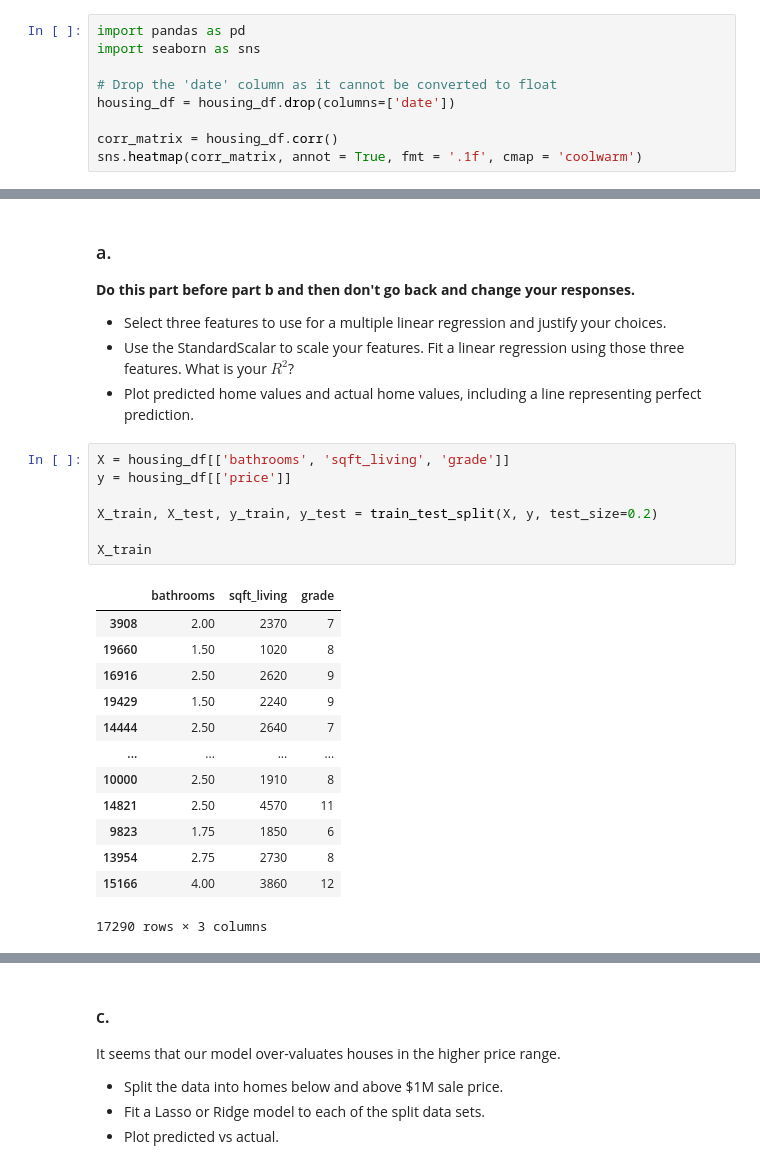
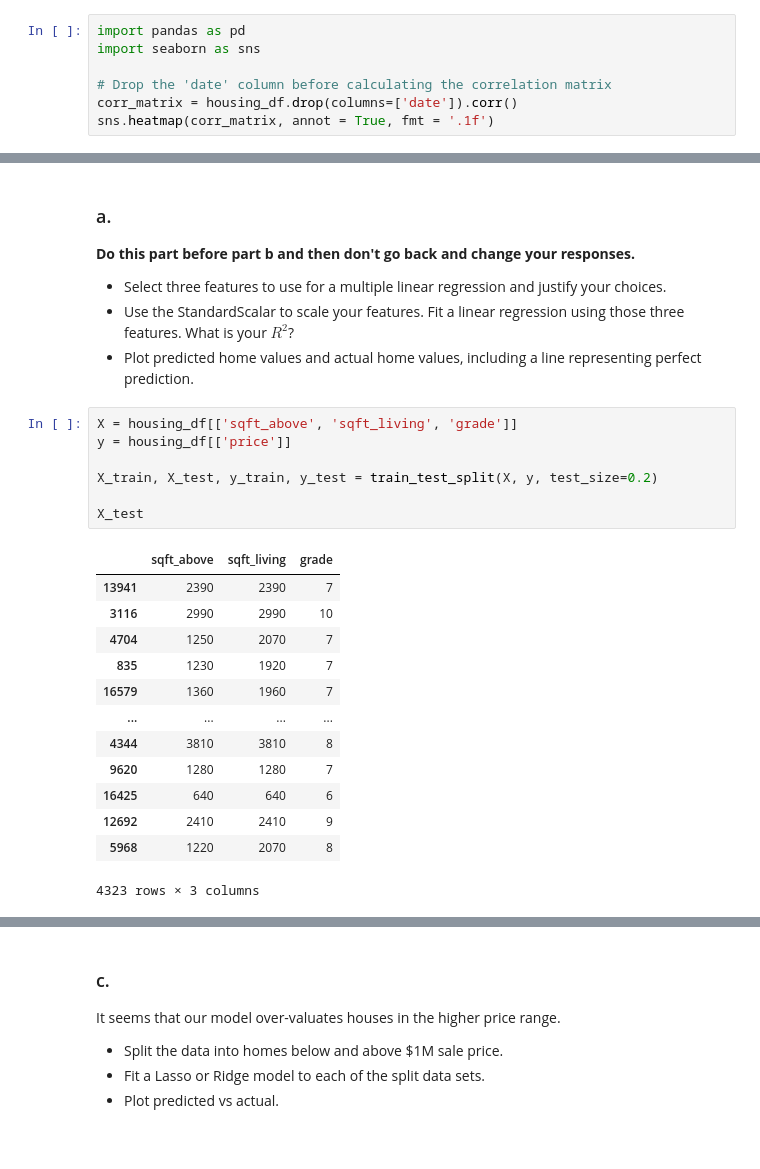
Before and after one commit to GettysburgDataScience/ps1-linear-regression-Reidhnorton, a Jupyter notebook: PS1.ipynb, the cells around one changed output, grey strips where cells are left out. Cells and saved outputs as stored; diff of their text form.

```diff
--- a/PS1.ipynb
+++ b/PS1.ipynb
@@ -218,10 +215,8 @@ housing_df
 import pandas as pd
 import seaborn as sns
 
-# Drop the 'date' column as it cannot be converted to float
-housing_df = housing_df.drop(columns=['date'])
-
-corr_matrix = housing_df.corr()
-sns.heatmap(corr_matrix, annot = True, fmt = '.1f', cmap = 'coolwarm')
+# Drop the 'date' column before calculating the correlation matrix
+corr_matrix = housing_df.drop(columns=['date']).corr()
+sns.heatmap(corr_matrix, annot = True, fmt = '.1f')
 # %% [output]
 <Axes: >
@@ -235,23 +230,23 @@ sns.heatmap(corr_matrix, annot = True, fmt = '.1f', cmap = 'coolwarm')
 - Use the StandardScalar to scale your features. Fit a linear regression using those three features. What is your $R^2$?
 - Plot predicted home values and actual home values, including a line representing perfect prediction.
 # %%
-X = housing_df[['bathrooms', 'sqft_living', 'grade']]
+X = housing_df[['sqft_above', 'sqft_living', 'grade']]
 y = housing_df[['price']]
 
 X_train, X_test, y_train, y_test = train_test_split(X, y, test_size=0.2)
 
-X_train
+X_test
 # %% [output]
-|  | bathrooms | sqft_living | grade |
-| 3908 | 2.00 | 2370 | 7 |
-| 19660 | 1.50 | 1020 | 8 |
-| 16916 | 2.50 | 2620 | 9 |
-| 19429 | 1.50 | 2240 | 9 |
-| 14444 | 2.50 | 2640 | 7 |
+|  | sqft_above | sqft_living | grade |
+| 13941 | 2390 | 2390 | 7 |
+| 3116 | 2990 | 2990 | 10 |
+| 4704 | 1250 | 2070 | 7 |
+| 835 | 1230 | 1920 | 7 |
+| 16579 | 1360 | 1960 | 7 |
 | ... | ... | ... | ... |
-| 10000 | 2.50 | 1910 | 8 |
-| 14821 | 2.50 | 4570 | 11 |
-| 9823 | 1.75 | 1850 | 6 |
-| 13954 | 2.75 | 2730 | 8 |
-| 15166 | 4.00 | 3860 | 12 |
+| 4344 | 3810 | 3810 | 8 |
+| 9620 | 1280 | 1280 | 7 |
+| 16425 | 640 | 640 | 6 |
+| 12692 | 2410 | 2410 | 9 |
+| 5968 | 1220 | 2070 | 8 |
-17290 rows × 3 columns
+4323 rows × 3 columns
```
Also changed, not shown: parts of 29 cells of this notebook.
